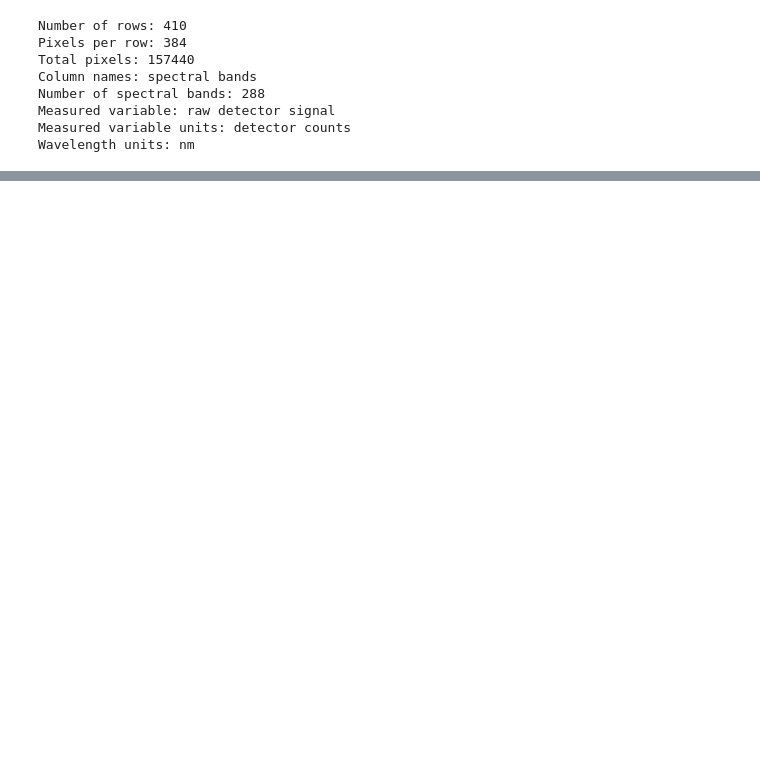
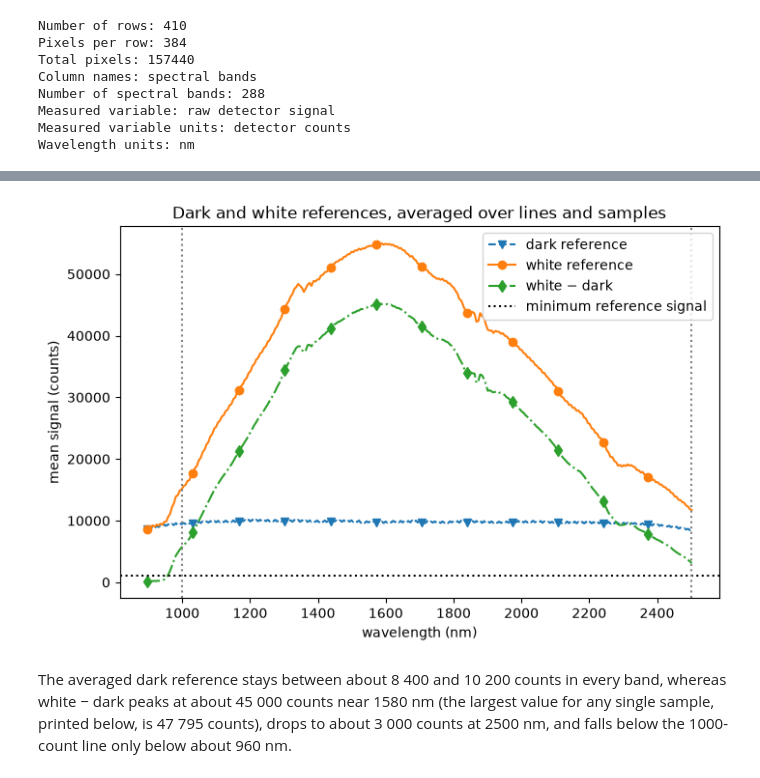
Before and after one commit to mitingc/chem427-project, a Jupyter notebook: topic.ipynb, the cells around one changed output, grey strips where cells are left out. Saved outputs shown, nothing was run; the diff lists cells and outputs as text; code cells hidden in the pictures; blank space fills up the shorter version.

```diff
--- a/topic.ipynb
+++ b/topic.ipynb
@@ -71,0 +338,21 @@ Wavelength units: nm
+# %%
+dark_mean_spectrum = dark_cube.mean(axis=(0, 1))    # counts
+white_mean_spectrum = white_cube.mean(axis=(0, 1))  # counts
+
+fig, ax = plt.subplots(figsize=(8, 5))
+ax.plot(wavelength_nm, dark_mean_spectrum, linestyle="--", marker="v", markevery=24, label="dark reference")
+ax.plot(wavelength_nm, white_mean_spectrum, linestyle="-", marker="o", markevery=24, label="white reference")
+ax.plot(wavelength_nm, white_mean_spectrum - dark_mean_spectrum, linestyle="-.", marker="d", markevery=24,
+        label="white − dark")
+ax.axhline(MIN_REFERENCE_SIGNAL_COUNTS, color="black", linestyle=":", label="minimum reference signal")
+for x in (WAVELENGTH_MIN_NM, WAVELENGTH_MAX_NM):
+    ax.axvline(x, color="gray", linestyle=":")
+ax.set_xlabel("wavelength (nm)")
+ax.set_ylabel("mean signal (counts)")
+ax.set_title("Dark and white references, averaged over lines and samples")
+ax.legend()
+plt.show()
+# %% [output]
+[figure, added]
+# %% [markdown]
+The averaged dark reference stays between about 8 400 and 10 200 counts in every band, whereas white − dark peaks at about 45 000 counts near 1580 nm (the largest value for any single sample, printed below, is 47 795 counts), drops to about 3 000 counts at 2500 nm, and falls below the 1000-count line only below about 960 nm.
```
Also changed, not shown: parts of 51 cells of this notebook, 9 other files.
